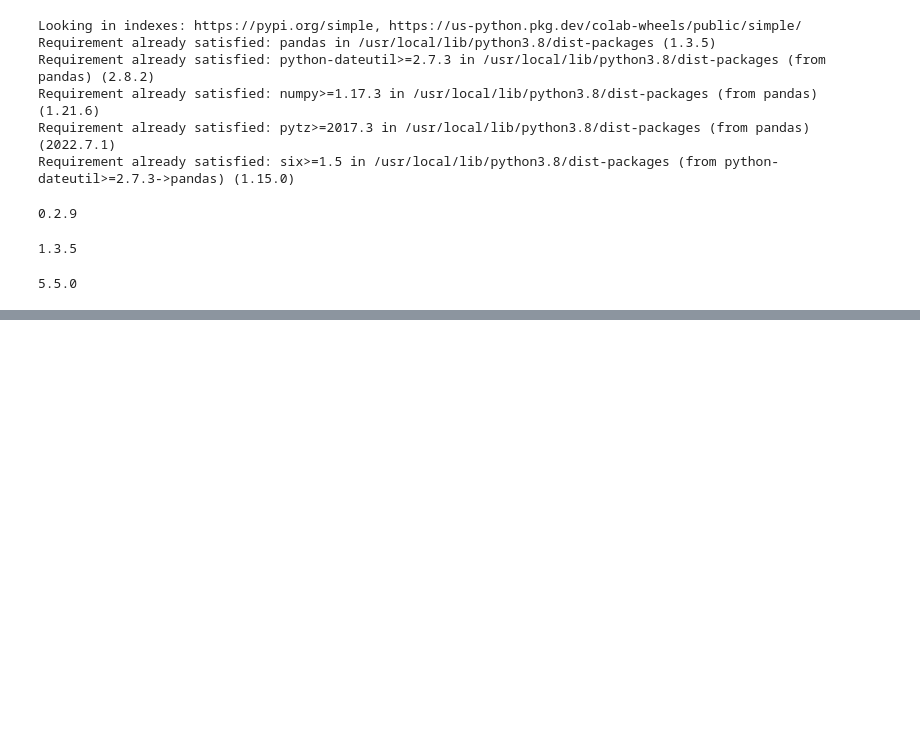
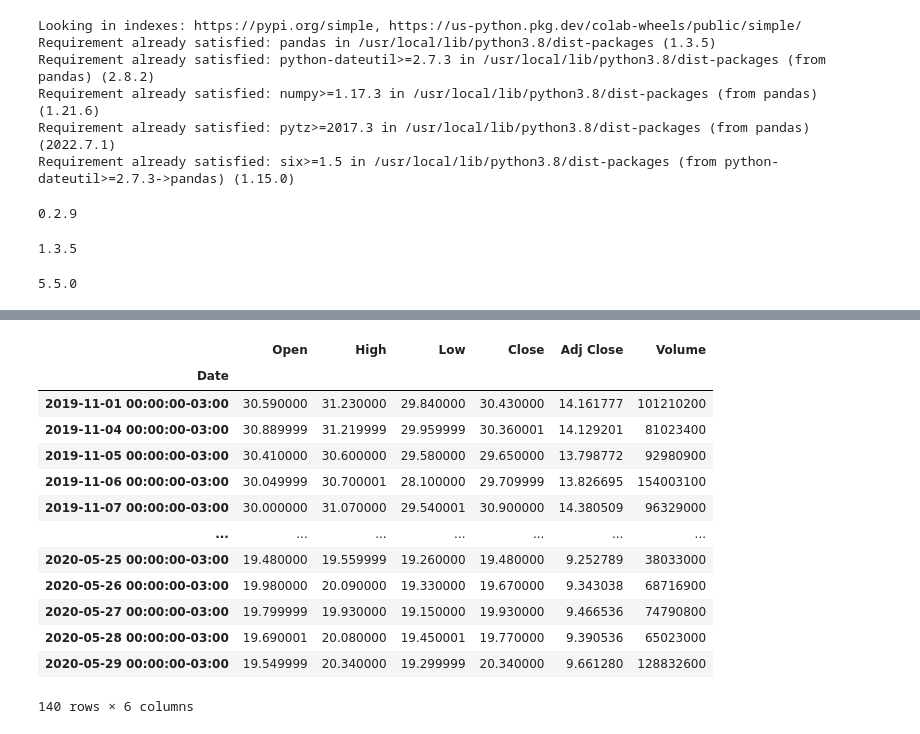
Before and after one commit to ANAFLAVIALR/curso_javascript, a Jupyter notebook: bigdata.ipynb, the cells around one changed output, grey strips where cells are left out. Drawn from its saved outputs; the diff is of its cells as text; code cells hidden in the pictures; blank space fills up the shorter version.

```diff
--- a/bigdata.ipynb
+++ b/bigdata.ipynb
@@ -76,0 +100,17 @@ print(ply.__version__)
+# %%
+df
+# %% [output]
+|  | Open | High | Low | Close | Adj Close | Volume |
+| Date |  |  |  |  |  |  |
+| 2019-11-01 00:00:00-03:00 | 30.590000 | 31.230000 | 29.840000 | 30.430000 | 14.161777 | 101210200 |
+| 2019-11-04 00:00:00-03:00 | 30.889999 | 31.219999 | 29.959999 | 30.360001 | 14.129201 | 81023400 |
+| 2019-11-05 00:00:00-03:00 | 30.410000 | 30.600000 | 29.580000 | 29.650000 | 13.798772 | 92980900 |
+| 2019-11-06 00:00:00-03:00 | 30.049999 | 30.700001 | 28.100000 | 29.709999 | 13.826695 | 154003100 |
+| 2019-11-07 00:00:00-03:00 | 30.000000 | 31.070000 | 29.540001 | 30.900000 | 14.380509 | 96329000 |
+| ... | ... | ... | ... | ... | ... | ... |
+| 2020-05-25 00:00:00-03:00 | 19.480000 | 19.559999 | 19.260000 | 19.480000 | 9.252789 | 38033000 |
+| 2020-05-26 00:00:00-03:00 | 19.980000 | 20.090000 | 19.330000 | 19.670000 | 9.343038 | 68716900 |
+| 2020-05-27 00:00:00-03:00 | 19.799999 | 19.930000 | 19.150000 | 19.930000 | 9.466536 | 74790800 |
+| 2020-05-28 00:00:00-03:00 | 19.690001 | 20.080000 | 19.450001 | 19.770000 | 9.390536 | 65023000 |
+| 2020-05-29 00:00:00-03:00 | 19.549999 | 20.340000 | 19.299999 | 20.340000 | 9.661280 | 128832600 |
+140 rows × 6 columns
```
Also changed, not shown: parts of 8 cells of this notebook.
